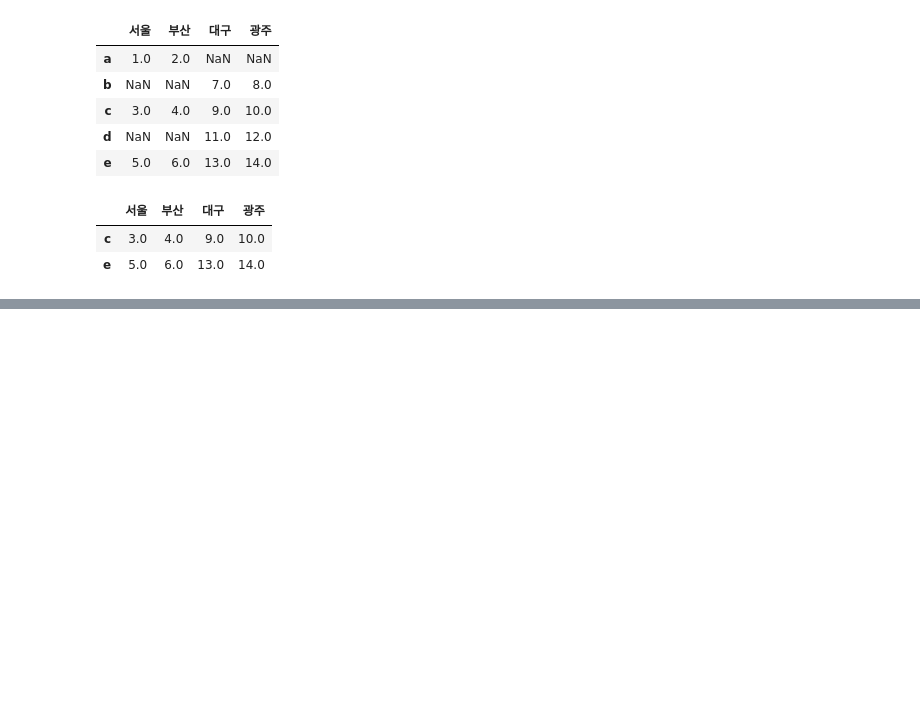
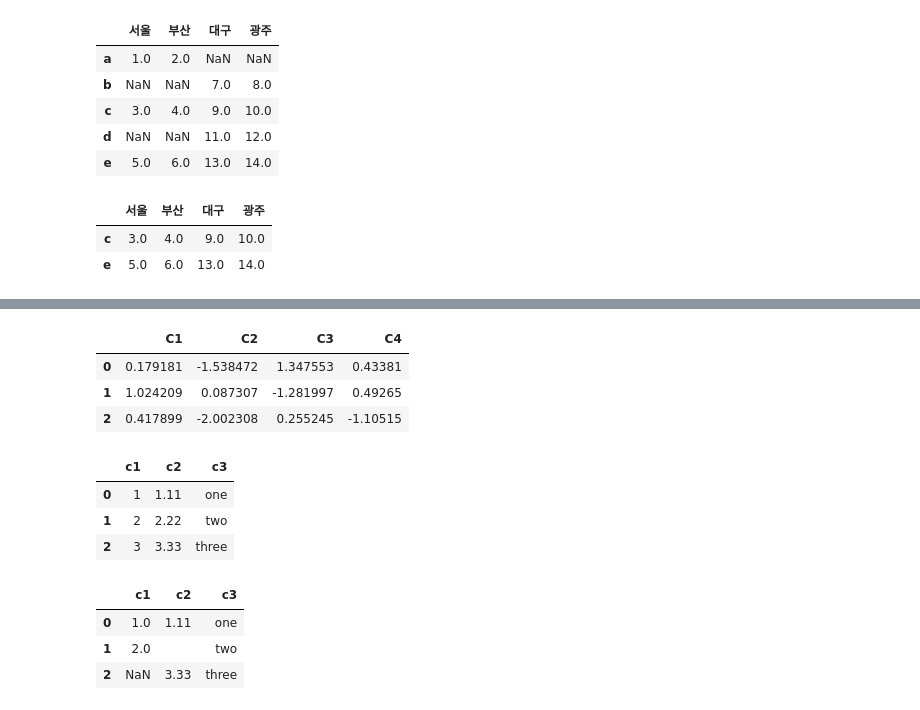
Before and after one commit to Sehyeon9071/Python311_01, a Jupyter notebook: Pandas/데이터프레임_ex01.ipynb, the cells around one changed output, grey strips where cells are left out. Drawn from its saved outputs; the diff is of its cells as text; code cells hidden in the pictures; blank space fills up the shorter version.

```diff
--- a/Pandas/데이터프레임_ex01.ipynb
+++ b/Pandas/데이터프레임_ex01.ipynb
@@ -1778,0 +2090,24 @@ df3
+# %%
+sample3 = pd.read_table("sample3.txt", sep="\t")
+sample3
+# %% [output]
+|  | C1 | C2 | C3 | C4 |
+| 0 | 0.179181 | -1.538472 | 1.347553 | 0.43381 |
+| 1 | 1.024209 | 0.087307 | -1.281997 | 0.49265 |
+| 2 | 0.417899 | -2.002308 | 0.255245 | -1.10515 |
+# %%
+sample4 = pd.read_csv("sample4.txt", skiprows=[0,1])
+sample4
+# %% [output]
+|  | c1 | c2 | c3 |
+| 0 | 1 | 1.11 | one |
+| 1 | 2 | 2.22 | two |
+| 2 | 3 | 3.33 | three |
+# %%
+sample5 = pd.read_csv("sample5.csv", na_values=["누락"])
+sample5
+# %% [output]
+|  | c1 | c2 | c3 |
+| 0 | 1.0 | 1.11 | one |
+| 1 | 2.0 |  | two |
+| 2 | NaN | 3.33 | three |
```
Also changed, not shown: parts of 52 cells of this notebook, 4 other files.
